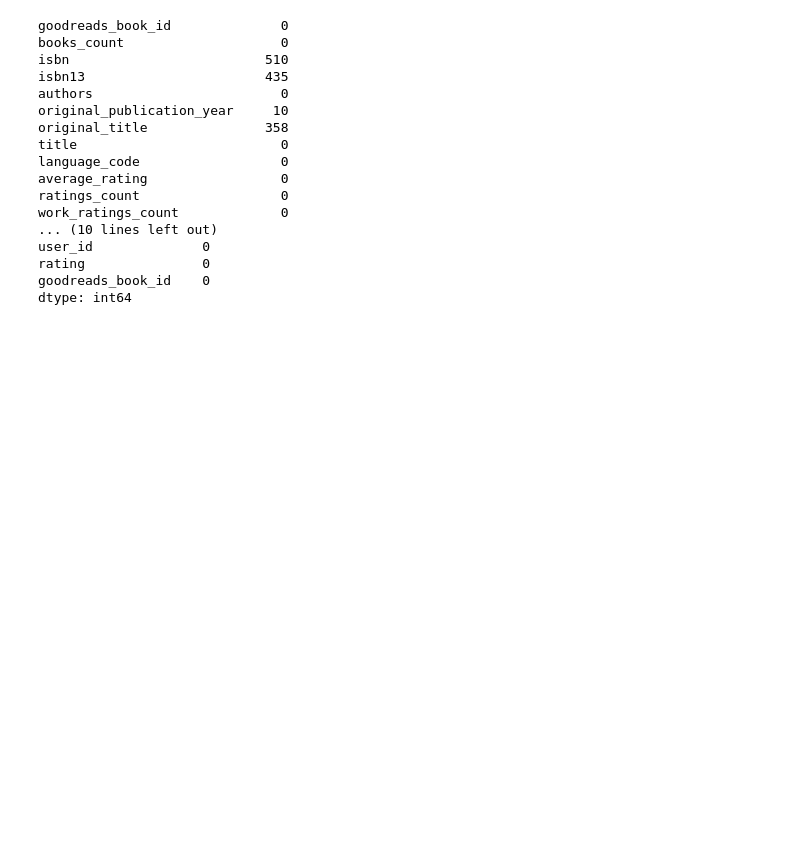
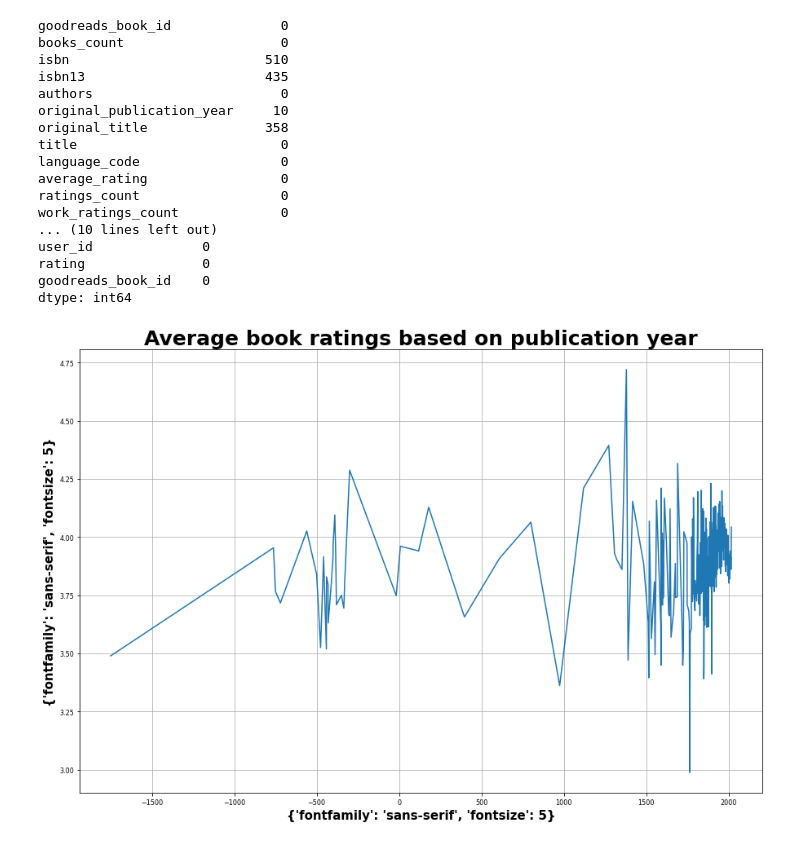
Before and after one commit to ColinB19/BookRecommender, a Jupyter notebook: exploratory_analysis_v2.ipynb, the cells around one changed output. Drawn from its saved outputs; the diff is of its cells as text; code cells hidden in the pictures; blank space fills up the shorter version.

```diff
--- a/exploratory_analysis_v2.ipynb
+++ b/exploratory_analysis_v2.ipynb
@@ -6,6 +6,18 @@ This notebook expores the goodbook-10k data set available from [here](https://gi
 import numpy as np
 import pandas as pd
 import matplotlib.pyplot as plt
+%matplotlib inline
+
+label_kwargs = {'fontfamily': 'sans-serif',
+                'fontsize': 15,
+                'fontweight': 'bold'}
+
+title_kwargs = {'fontfamily': 'sans-serif',
+                'fontsize': 25,
+                'fontweight': 'bold'}
+
+tick_kwargs = {'fontfamily': 'sans-serif',
+                'fontsize': 5}
 # %%
 # let's just read in all of the data that we'll need
 books = pd.read_csv("goodbooks-10k/books.csv")
@@ -124,2 +159,21 @@ dtype: int64
 averages = ratings.groupby('goodreads_book_id')['rating'].mean()
 averages = averages.to_dict()
+# %%
+# Let's get some plots going to assess the data. Let's start by counting the book reviews
+# per decade (publication date)
+id_to_pub_year = pd.Series(books.original_publication_year.values,index=id_key.goodreads_book_id).to_dict()
+ratings['year'] = ratings['goodreads_book_id'].map(id_to_pub_year)
+av_rating_on_year = ratings.groupby('year')['rating'].mean()
+# %%
+plt.figure(figsize=(15,10))
+
+plt.plot(av_rating_on_year)
+plt.title('Average book ratings based on publication year', title_kwargs)
+plt.xlabel('Publication year', label_kwargs)
+plt.ylabel('Av. rating', label_kwargs)
+plt.xlabel(tick_kwargs)
+plt.ylabel(tick_kwargs)
+plt.grid(True)
+plt.show()
+# %% [output]
+[figure, added]
```
Also changed, not shown: parts of 4 cells of this notebook.
